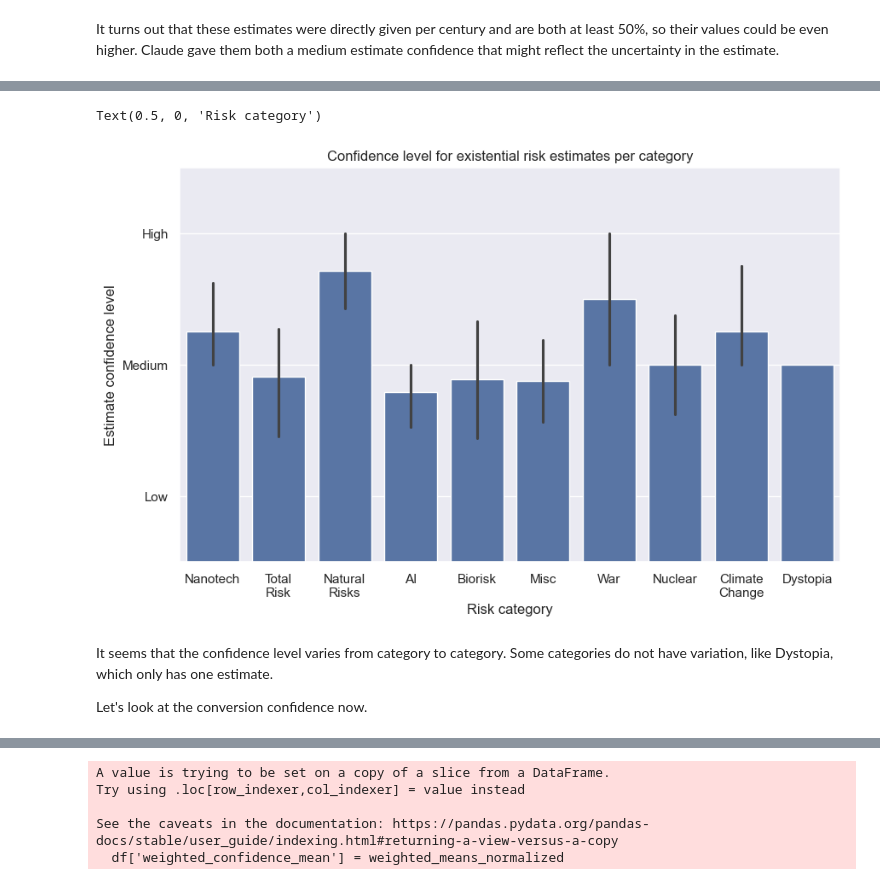
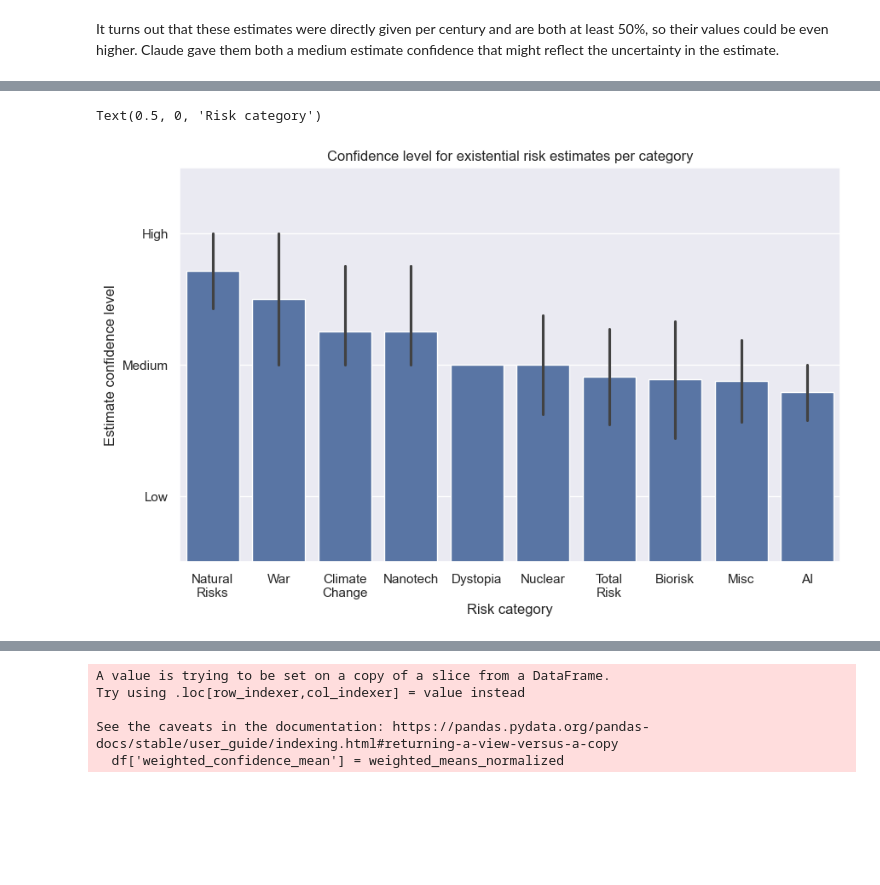
Before and after one commit to aarangop/the-extinction-game, a Jupyter notebook: x-risk-eda.ipynb, the cells around one changed output, grey strips where cells are left out. Saved outputs shown, nothing was run; the diff lists cells and outputs as text; code cells hidden in the pictures; blank space fills up the shorter version.

```diff
--- a/x-risk-eda.ipynb
+++ b/x-risk-eda.ipynb
@@ -199,20 +469,20 @@ The goal will be to find an appropriate weighing mechanism to account for the un
 # %%
-# Visualize the confidence level for each category in a 10 by 6 inches plot.
-# Start plot from 1 since it's the lowest confidence level
-df = df.sort_values('estimate_confidence_numeric', ascending=False)
+# Visualize the confidence level for each category.
+# Plot the confidence level for each category sorted by confidence level.
+categories_sorted_by_confidence = df.groupby('category_alias')['estimate_confidence_numeric'].mean().sort_values(ascending=False).index
 
-# Plot the confidence level for each category sorted by confidence level
+# Set plot size to 10 by 6 inches
 sns.set_theme(rc={'figure.figsize': (10, 6)})
-ax = sns.barplot(x='category_alias', y='estimate_confidence_numeric', data=df)
+
+# Create plot with seaborn
+ax = sns.barplot(x='category_alias', y='estimate_confidence_numeric', data=df, order=categories_sorted_by_confidence)
+
+# Set plot title, labels and ticks
 ax.set_ylim(0.5, 3.5)
 ax.set_yticks([1, 2, 3], ['Low', 'Medium', 'High'])
 ax.set_title('Confidence level for existential risk estimates per category')
 ax.set_ylabel('Estimate confidence level')
 ax.set_xlabel('Risk category')
 # %% [output]
 Text(0.5, 0, 'Risk category')
-[figure, old version]
+[figure, new version]
-# %% [markdown]
-It seems that the confidence level varies from category to category. Some categories do not have variation, like Dystopia, which only has one estimate.
-
-Let's look at the conversion confidence now.
```
Also changed, not shown: parts of 39 cells of this notebook, 15 other files.
